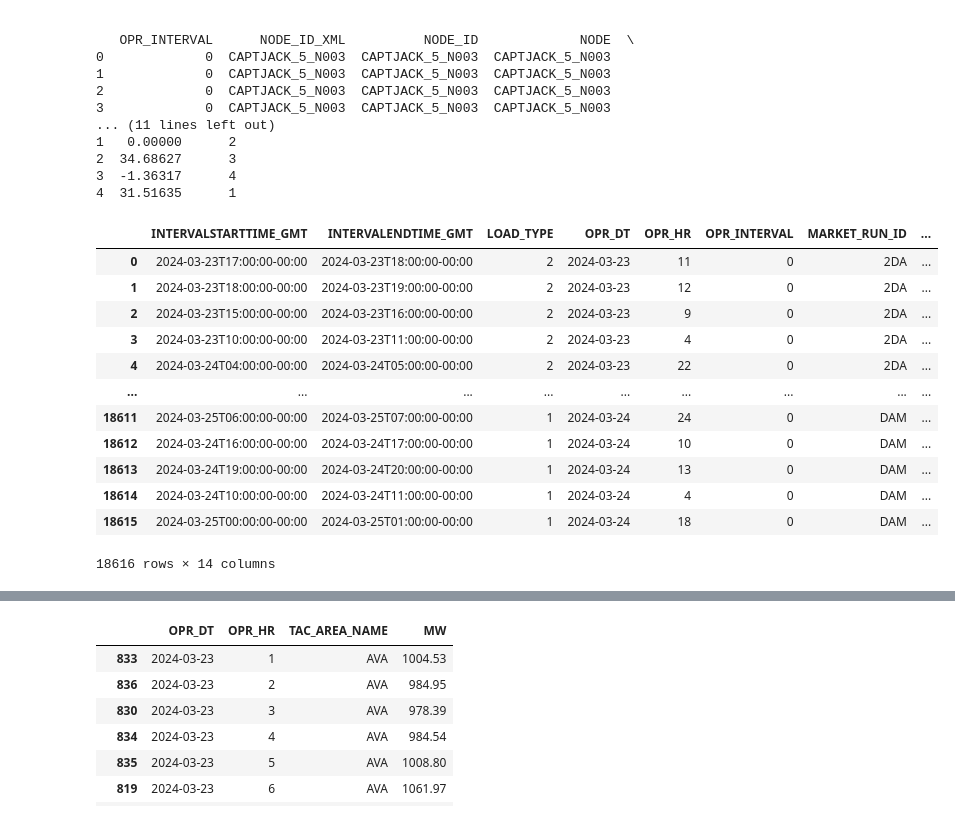
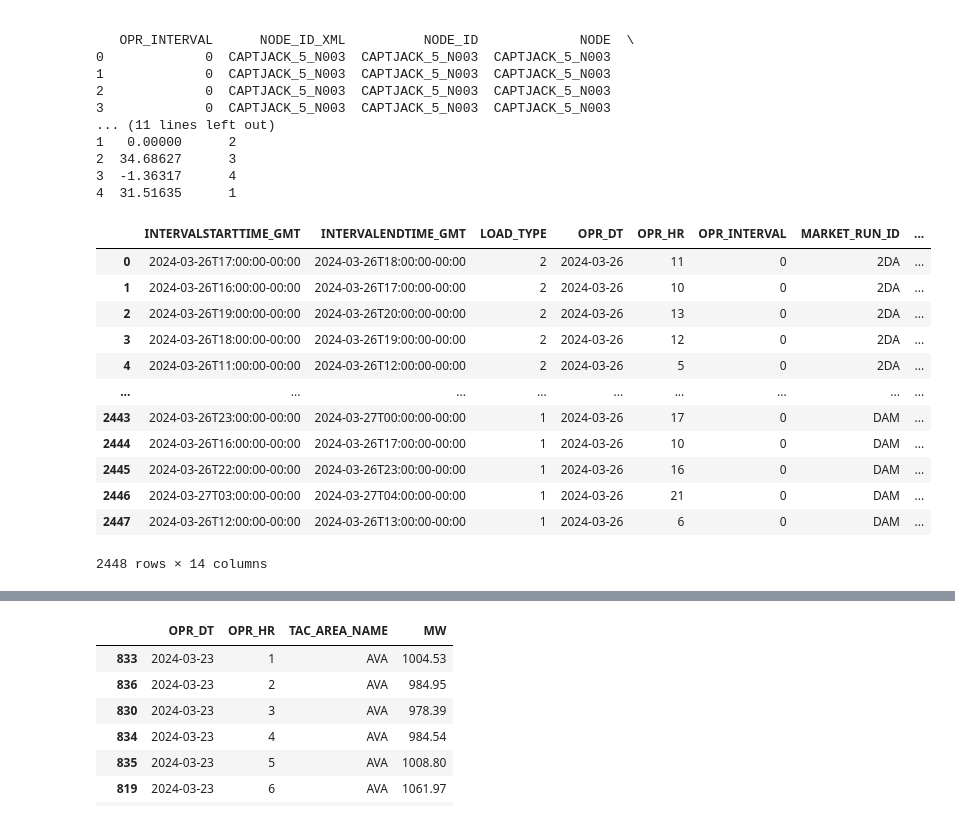
Before and after one commit to denny-lehman/ev_charging, a Jupyter notebook: data/caiso.ipynb, the cells around one changed output, grey strips where cells are left out. Drawn from its saved outputs; the diff is of its cells as text; code cells hidden in the pictures.

```diff
--- a/data/caiso.ipynb
+++ b/data/caiso.ipynb
@@ -46,34 +76,34 @@ from pycaiso.oasis import SystemDemand
 sd = SystemDemand()
 # %%
-df = sd.get_demand_forecast(start=datetime(2024, 3, 23), end=datetime(2024, 3, 25))
+df = sd.get_demand_forecast(start=datetime(2024, 3, 26), end=datetime(2024, 3, 27))
 # %%
 data_dict = {'INTERVALSTARTTIME_GMT':'the start of the forecast',
              'INTERVALENDTIME_GMT':'the end time of the forecast',
              'LOAD_TYPE':'no idea what this is',
-             'OPR_DT':'no idea',
-             'OPR_HR':'operating hour?',
+             'OPR_DT':'date of the forecast',
+             'OPR_HR':'operating hour',
              'OPR_INTERVAL':'some interval time',
              'MARKET_RUN_ID':'2DA = two day ahead, DAM= day ahead market, 7DA = seven day ahead forecast',
              'TAC_AREA_NAME':'Transmission access charge. It is the area in california where the forecast occurs. PGE = Bay area, SCE = LA, SDGE = San Diego. From Claude - A transmission access charge (TAC) is a fee charged by transmission owners and operators, such as PG&E (Pacific Gas and Electric Company), to recover the costs associated with operating and maintaining their high-voltage transmission system.',
              'LABEL':'same as Market Run ID',
              'XML_DATA_ITEM':'System forecast for the MARKET RUN ID, same as Market run id',
              'POS':'no idea',
              'MW':'Megawatts?',
              'EXECUTION_TYPE':'Same as Market Run ID',
              'GROUP':'subset of TAC? Should be some kind of region code'}
 df
 # %% [output]
 |  | INTERVALSTARTTIME_GMT | INTERVALENDTIME_GMT | LOAD_TYPE | OPR_DT | OPR_HR | OPR_INTERVAL | MARKET_RUN_ID | ... |
-| 0 | 2024-03-23T17:00:00-00:00 | 2024-03-23T18:00:00-00:00 | 2 | 2024-03-23 | 11 | 0 | 2DA | ... |
-| 1 | 2024-03-23T18:00:00-00:00 | 2024-03-23T19:00:00-00:00 | 2 | 2024-03-23 | 12 | 0 | 2DA | ... |
-| 2 | 2024-03-23T15:00:00-00:00 | 2024-03-23T16:00:00-00:00 | 2 | 2024-03-23 | 9 | 0 | 2DA | ... |
-| 3 | 2024-03-23T10:00:00-00:00 | 2024-03-23T11:00:00-00:00 | 2 | 2024-03-23 | 4 | 0 | 2DA | ... |
-| 4 | 2024-03-24T04:00:00-00:00 | 2024-03-24T05:00:00-00:00 | 2 | 2024-03-23 | 22 | 0 | 2DA | ... |
+| 0 | 2024-03-26T17:00:00-00:00 | 2024-03-26T18:00:00-00:00 | 2 | 2024-03-26 | 11 | 0 | 2DA | ... |
+| 1 | 2024-03-26T16:00:00-00:00 | 2024-03-26T17:00:00-00:00 | 2 | 2024-03-26 | 10 | 0 | 2DA | ... |
+| 2 | 2024-03-26T19:00:00-00:00 | 2024-03-26T20:00:00-00:00 | 2 | 2024-03-26 | 13 | 0 | 2DA | ... |
+| 3 | 2024-03-26T18:00:00-00:00 | 2024-03-26T19:00:00-00:00 | 2 | 2024-03-26 | 12 | 0 | 2DA | ... |
+| 4 | 2024-03-26T11:00:00-00:00 | 2024-03-26T12:00:00-00:00 | 2 | 2024-03-26 | 5 | 0 | 2DA | ... |
 | ... | ... | ... | ... | ... | ... | ... | ... | ... |
-| 18611 | 2024-03-25T06:00:00-00:00 | 2024-03-25T07:00:00-00:00 | 1 | 2024-03-24 | 24 | 0 | DAM | ... |
-| 18612 | 2024-03-24T16:00:00-00:00 | 2024-03-24T17:00:00-00:00 | 1 | 2024-03-24 | 10 | 0 | DAM | ... |
-| 18613 | 2024-03-24T19:00:00-00:00 | 2024-03-24T20:00:00-00:00 | 1 | 2024-03-24 | 13 | 0 | DAM | ... |
-| 18614 | 2024-03-24T10:00:00-00:00 | 2024-03-24T11:00:00-00:00 | 1 | 2024-03-24 | 4 | 0 | DAM | ... |
-| 18615 | 2024-03-25T00:00:00-00:00 | 2024-03-25T01:00:00-00:00 | 1 | 2024-03-24 | 18 | 0 | DAM | ... |
+| 2443 | 2024-03-26T23:00:00-00:00 | 2024-03-27T00:00:00-00:00 | 1 | 2024-03-26 | 17 | 0 | DAM | ... |
+| 2444 | 2024-03-26T16:00:00-00:00 | 2024-03-26T17:00:00-00:00 | 1 | 2024-03-26 | 10 | 0 | DAM | ... |
+| 2445 | 2024-03-26T22:00:00-00:00 | 2024-03-26T23:00:00-00:00 | 1 | 2024-03-26 | 16 | 0 | DAM | ... |
+| 2446 | 2024-03-27T03:00:00-00:00 | 2024-03-27T04:00:00-00:00 | 1 | 2024-03-26 | 21 | 0 | DAM | ... |
+| 2447 | 2024-03-26T12:00:00-00:00 | 2024-03-26T13:00:00-00:00 | 1 | 2024-03-26 | 6 | 0 | DAM | ... |
-18616 rows × 14 columns
+2448 rows × 14 columns
 # %%
```
Also changed, not shown: parts of 13 cells of this notebook.
